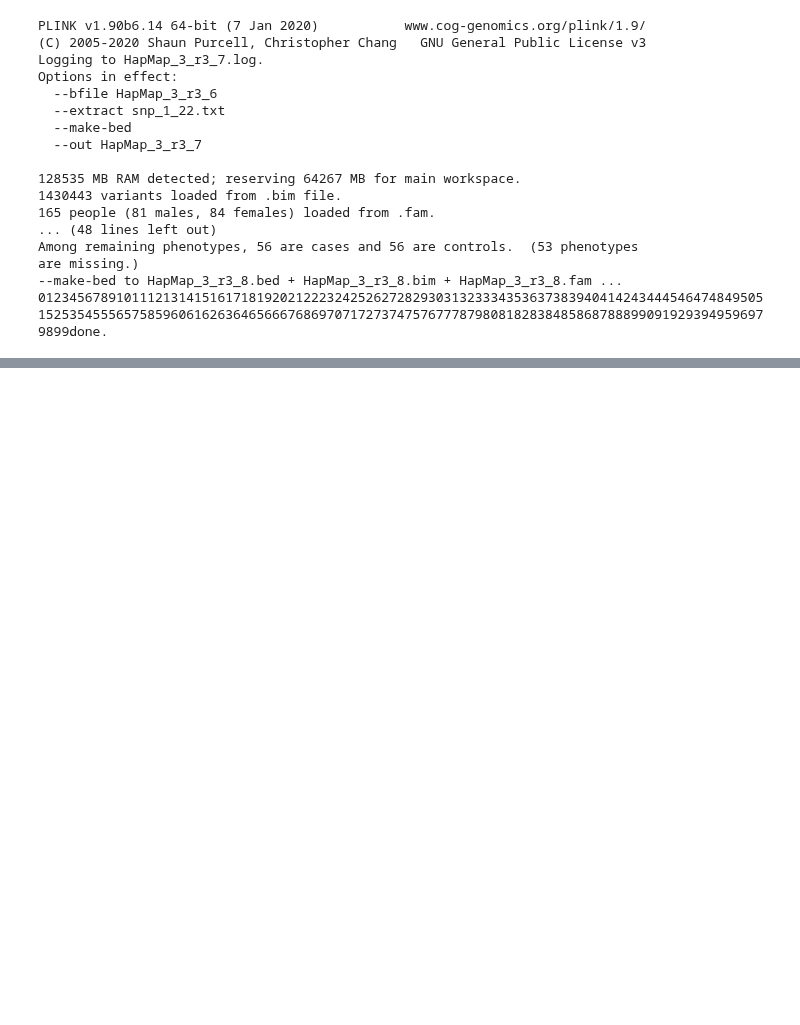
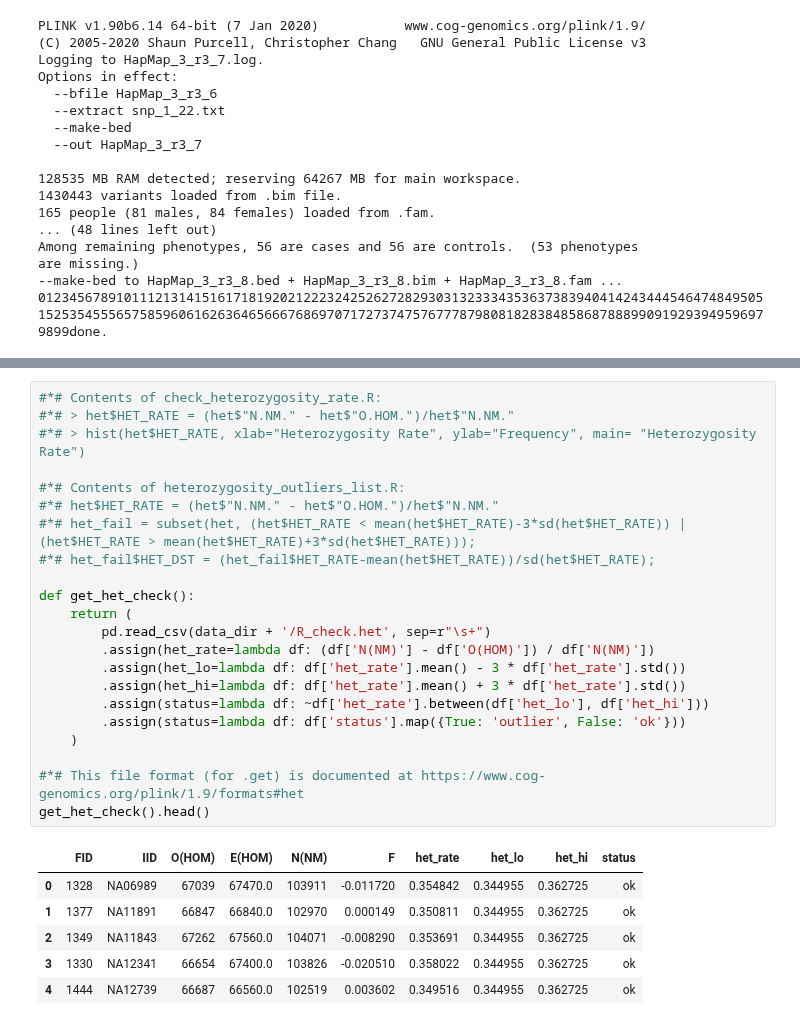
Before and after one commit to related-sciences/gwas-analysis, a Jupyter notebook: notebooks/tutorial/gwas-tutorial-plink.ipynb, the cells around one changed output, grey strips where cells are left out. Drawn from its saved outputs; the diff is of its cells as text; blank space fills up the shorter version.

```diff
--- a/notebooks/tutorial/gwas-tutorial-plink.ipynb
+++ b/notebooks/tutorial/gwas-tutorial-plink.ipynb
@@ -169,0 +304,29 @@ are missing.)
+# %%
+#*# Contents of check_heterozygosity_rate.R:
+#*# > het$HET_RATE = (het$"N.NM." - het$"O.HOM.")/het$"N.NM."
+#*# > hist(het$HET_RATE, xlab="Heterozygosity Rate", ylab="Frequency", main= "Heterozygosity Rate")
+
+#*# Contents of heterozygosity_outliers_list.R:
+#*# het$HET_RATE = (het$"N.NM." - het$"O.HOM.")/het$"N.NM."
+#*# het_fail = subset(het, (het$HET_RATE < mean(het$HET_RATE)-3*sd(het$HET_RATE)) | (het$HET_RATE > mean(het$HET_RATE)+3*sd(het$HET_RATE)));
+#*# het_fail$HET_DST = (het_fail$HET_RATE-mean(het$HET_RATE))/sd(het$HET_RATE);
+
+def get_het_check():
+    return (
+        pd.read_csv(data_dir + '/R_check.het', sep=r"\s+")
+        .assign(het_rate=lambda df: (df['N(NM)'] - df['O(HOM)']) / df['N(NM)'])
+        .assign(het_lo=lambda df: df['het_rate'].mean() - 3 * df['het_rate'].std())
+        .assign(het_hi=lambda df: df['het_rate'].mean() + 3 * df['het_rate'].std())
+        .assign(status=lambda df: ~df['het_rate'].between(df['het_lo'], df['het_hi']))
+        .assign(status=lambda df: df['status'].map({True: 'outlier', False: 'ok'}))
+    )
+
+#*# This file format (for .get) is documented at https://www.cog-genomics.org/plink/1.9/formats#het
+get_het_check().head()
+# %% [output]
+|  | FID | IID | O(HOM) | E(HOM) | N(NM) | F | het_rate | het_lo | het_hi | status |
+| 0 | 1328 | NA06989 | 67039 | 67470.0 | 103911 | -0.011720 | 0.354842 | 0.344955 | 0.362725 | ok |
+| 1 | 1377 | NA11891 | 66847 | 66840.0 | 102970 | 0.000149 | 0.350811 | 0.344955 | 0.362725 | ok |
+| 2 | 1349 | NA11843 | 67262 | 67560.0 | 104071 | -0.008290 | 0.353691 | 0.344955 | 0.362725 | ok |
+| 3 | 1330 | NA12341 | 66654 | 67400.0 | 103826 | -0.020510 | 0.358022 | 0.344955 | 0.362725 | ok |
+| 4 | 1444 | NA12739 | 66687 | 66560.0 | 102519 | 0.003602 | 0.349516 | 0.344955 | 0.362725 | ok |
```
Also changed, not shown: parts of 13 cells of this notebook, 6 other files.
